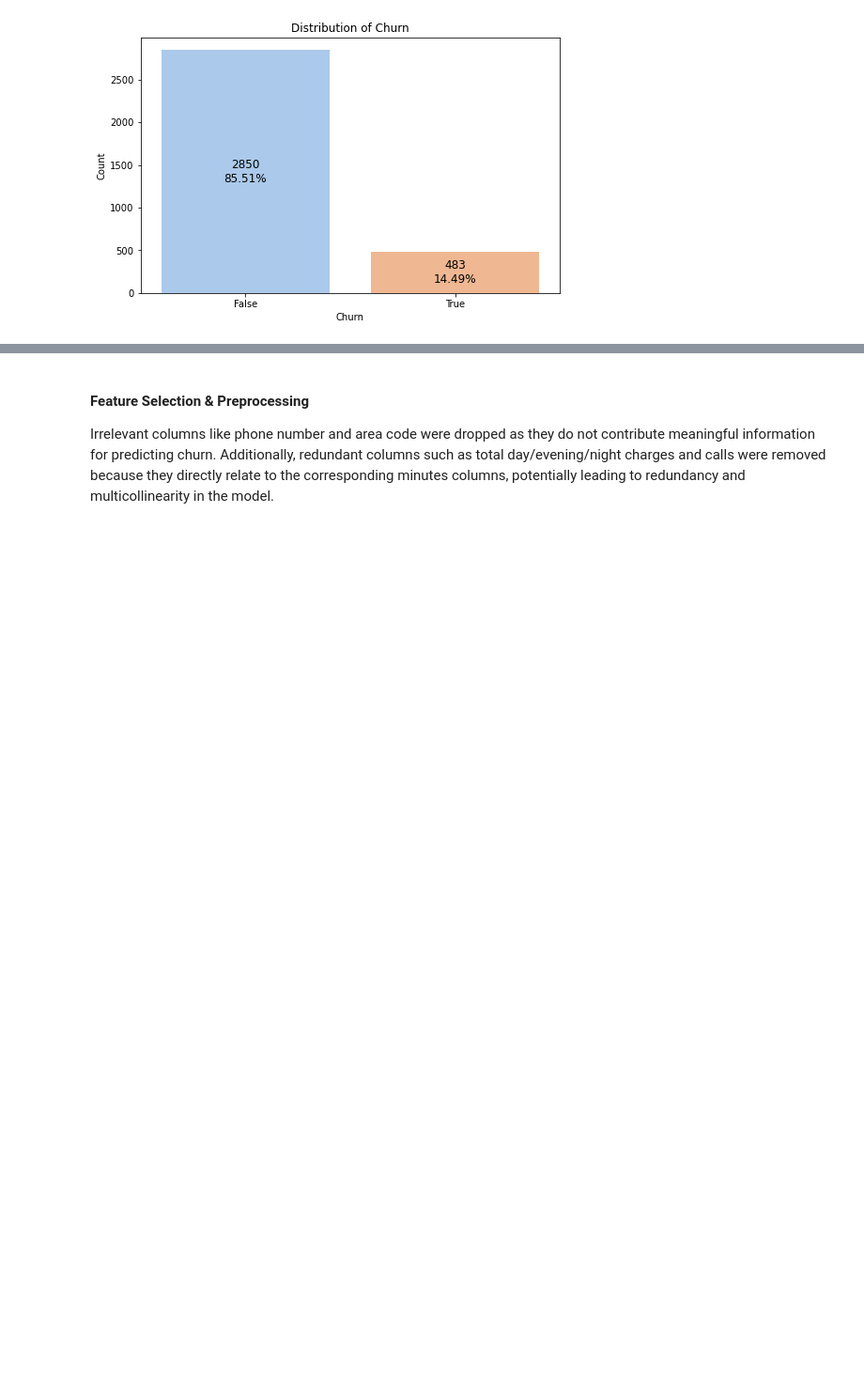
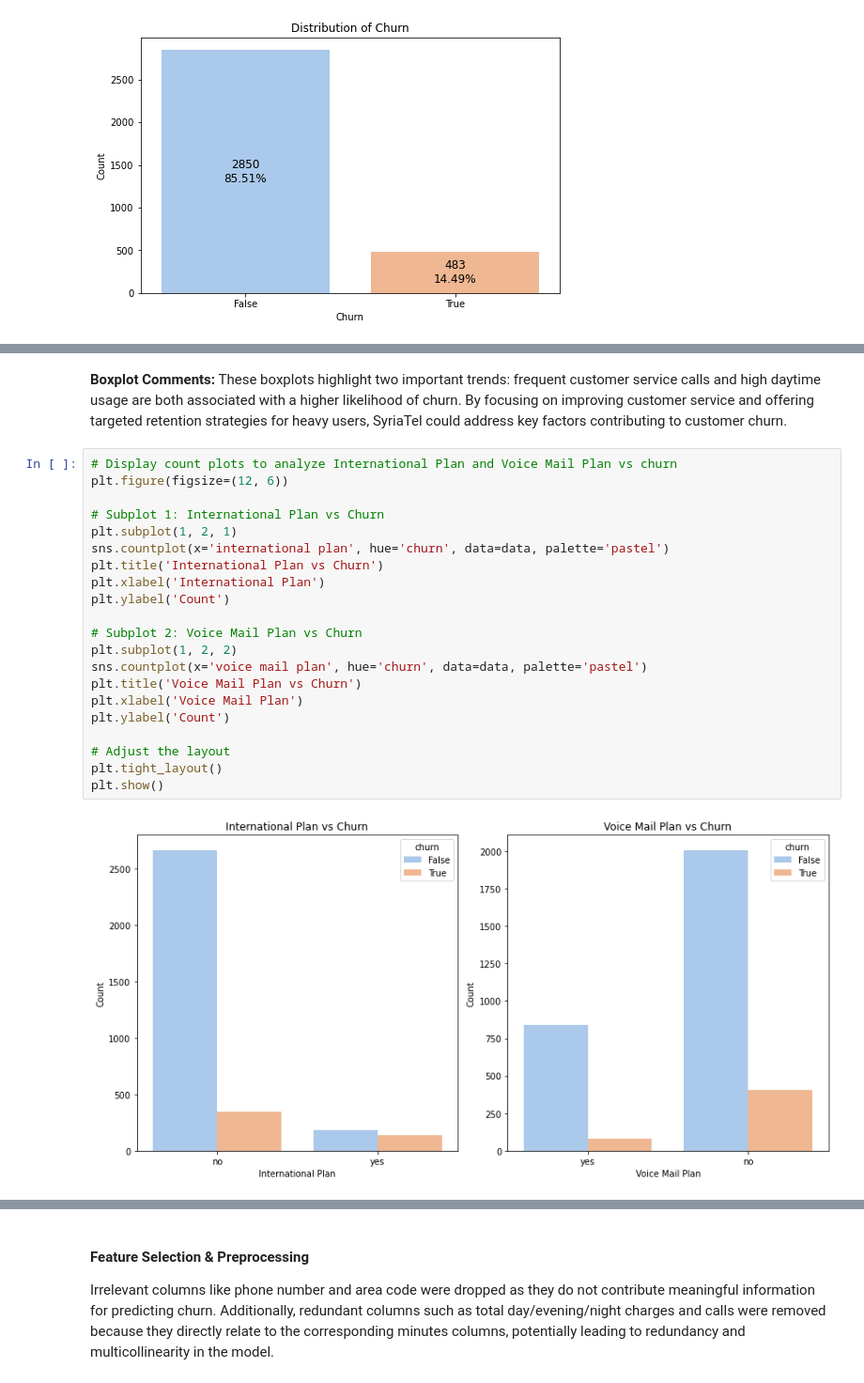
Before and after one commit to engige/syriatel_churn_modeling, a Jupyter notebook: index.ipynb, the cells around one changed output, grey strips where cells are left out. Shown at 94% size. Cells and saved outputs as stored; diff of their text form; blank space fills up the shorter version.

```diff
--- a/index.ipynb
+++ b/index.ipynb
@@ -135,0 +151,25 @@ plt.show()
+# %% [markdown]
+**Boxplot Comments:** These boxplots highlight two important trends: frequent customer service calls and high daytime usage are both associated with a higher likelihood of churn. By focusing on improving customer service and offering targeted retention strategies for heavy users, SyriaTel could address key factors contributing to customer churn.
+# %%
+# Display count plots to analyze International Plan and Voice Mail Plan vs churn
+plt.figure(figsize=(12, 6))
+
+# Subplot 1: International Plan vs Churn
+plt.subplot(1, 2, 1)
+sns.countplot(x='international plan', hue='churn', data=data, palette='pastel')
+plt.title('International Plan vs Churn')
+plt.xlabel('International Plan')
+plt.ylabel('Count')
+
+# Subplot 2: Voice Mail Plan vs Churn
+plt.subplot(1, 2, 2)
+sns.countplot(x='voice mail plan', hue='churn', data=data, palette='pastel')
+plt.title('Voice Mail Plan vs Churn')
+plt.xlabel('Voice Mail Plan')
+plt.ylabel('Count')
+
+# Adjust the layout
+plt.tight_layout()
+plt.show()
+# %% [output]
+[figure, added]
```
Also changed, not shown: parts of 14 cells of this notebook.
